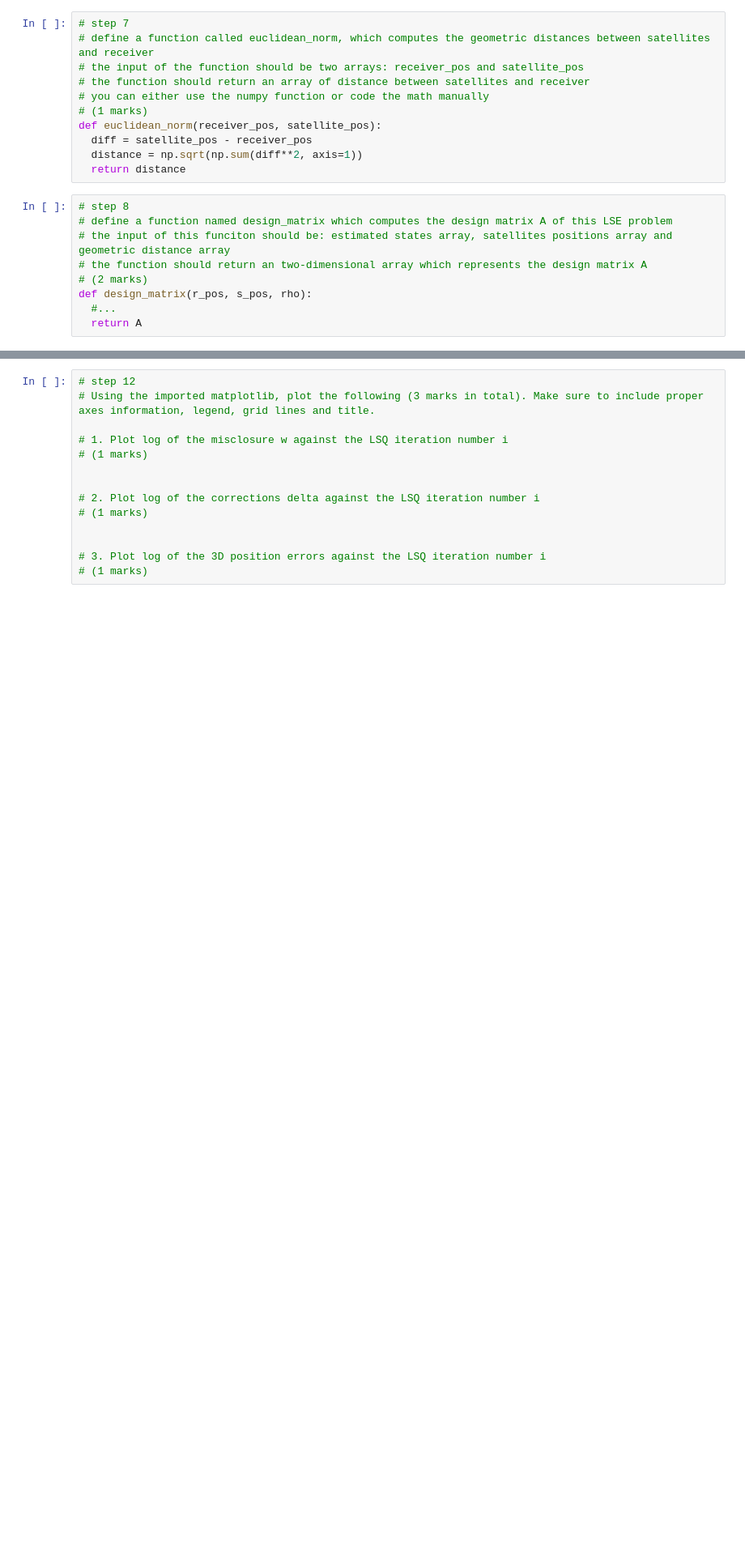
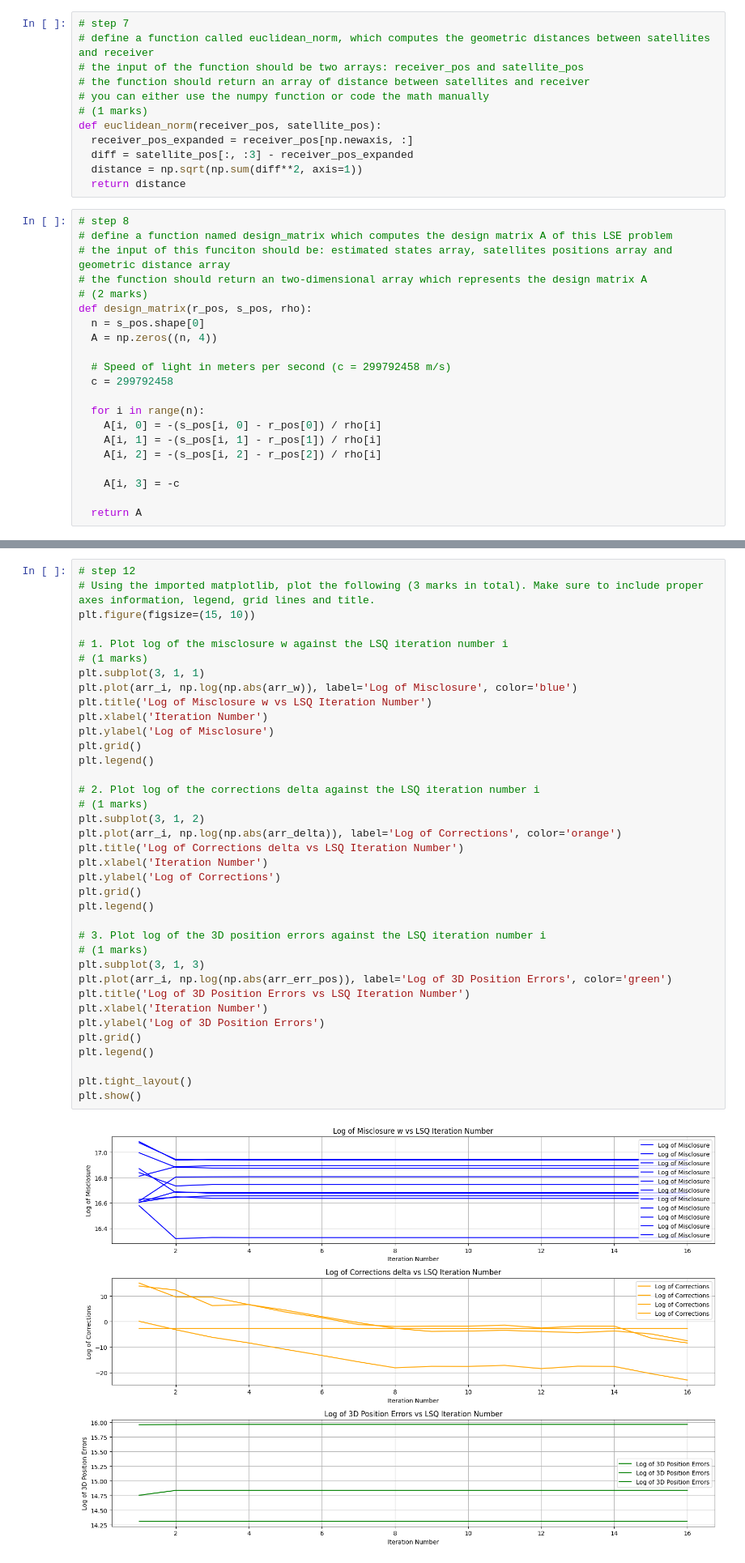
Before and after one commit to SebastianVanegasPerez/engg680_2024_fall, a Jupyter notebook: Lab_2/Assignment2.ipynb, the cells around one changed output, grey strips where cells are left out. Shown: that part at 81% size. Cells and saved outputs as stored; diff of their text form; blank space fills up the shorter version.

```diff
--- a/Lab_2/Assignment2.ipynb
+++ b/Lab_2/Assignment2.ipynb
@@ -487,7 +481,8 @@ x_hat = x_0.copy()
 # you can either use the numpy function or code the math manually
 # (1 marks)
 def euclidean_norm(receiver_pos, satellite_pos):
-  diff = satellite_pos - receiver_pos
+  receiver_pos_expanded = receiver_pos[np.newaxis, :]
+  diff = satellite_pos[:, :3] - receiver_pos_expanded
   distance = np.sqrt(np.sum(diff**2, axis=1))
   return distance
 # %%
@@ -497,7 +492,19 @@ def euclidean_norm(receiver_pos, satellite_pos):
 # the function should return an two-dimensional array which represents the design matrix A
 # (2 marks)
 def design_matrix(r_pos, s_pos, rho):
-  #...
+  n = s_pos.shape[0]
+  A = np.zeros((n, 4))
+
+  # Speed of light in meters per second (c = 299792458 m/s)
+  c = 299792458
+
+  for i in range(n):
+    A[i, 0] = -(s_pos[i, 0] - r_pos[0]) / rho[i]
+    A[i, 1] = -(s_pos[i, 1] - r_pos[1]) / rho[i]
+    A[i, 2] = -(s_pos[i, 2] - r_pos[2]) / rho[i]
+
+    A[i, 3] = -c
+
   return A
 # %%
 # step 9
@@ -579,14 +622,39 @@ after the LSE convergence to the console.
 # %%
 # step 12
 # Using the imported matplotlib, plot the following (3 marks in total). Make sure to include proper axes information, legend, grid lines and title.
+plt.figure(figsize=(15, 10))
 
 # 1. Plot log of the misclosure w against the LSQ iteration number i
 # (1 marks)
-
+plt.subplot(3, 1, 1)
+plt.plot(arr_i, np.log(np.abs(arr_w)), label='Log of Misclosure', color='blue')
+plt.title('Log of Misclosure w vs LSQ Iteration Number')
+plt.xlabel('Iteration Number')
+plt.ylabel('Log of Misclosure')
+plt.grid()
+plt.legend()
 
 # 2. Plot log of the corrections delta against the LSQ iteration number i
 # (1 marks)
-
+plt.subplot(3, 1, 2)
+plt.plot(arr_i, np.log(np.abs(arr_delta)), label='Log of Corrections', color='orange')
+plt.title('Log of Corrections delta vs LSQ Iteration Number')
+plt.xlabel('Iteration Number')
+plt.ylabel('Log of Corrections')
+plt.grid()
+plt.legend()
 
 # 3. Plot log of the 3D position errors against the LSQ iteration number i
 # (1 marks)
+plt.subplot(3, 1, 3)
+plt.plot(arr_i, np.log(np.abs(arr_err_pos)), label='Log of 3D Position Errors', color='green')
+plt.title('Log of 3D Position Errors vs LSQ Iteration Number')
+plt.xlabel('Iteration Number')
+plt.ylabel('Log of 3D Position Errors')
+plt.grid()
+plt.legend()
+
+plt.tight_layout()
+plt.show()
+# %% [output]
+[figure, added]
```
Also changed, not shown: parts of 11 cells of this notebook.
